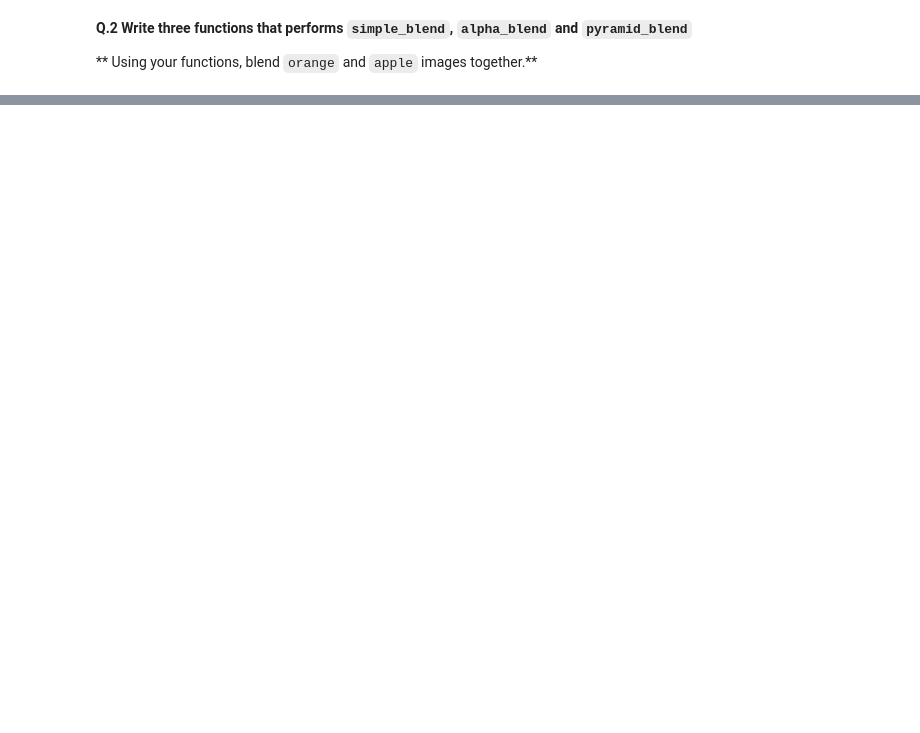
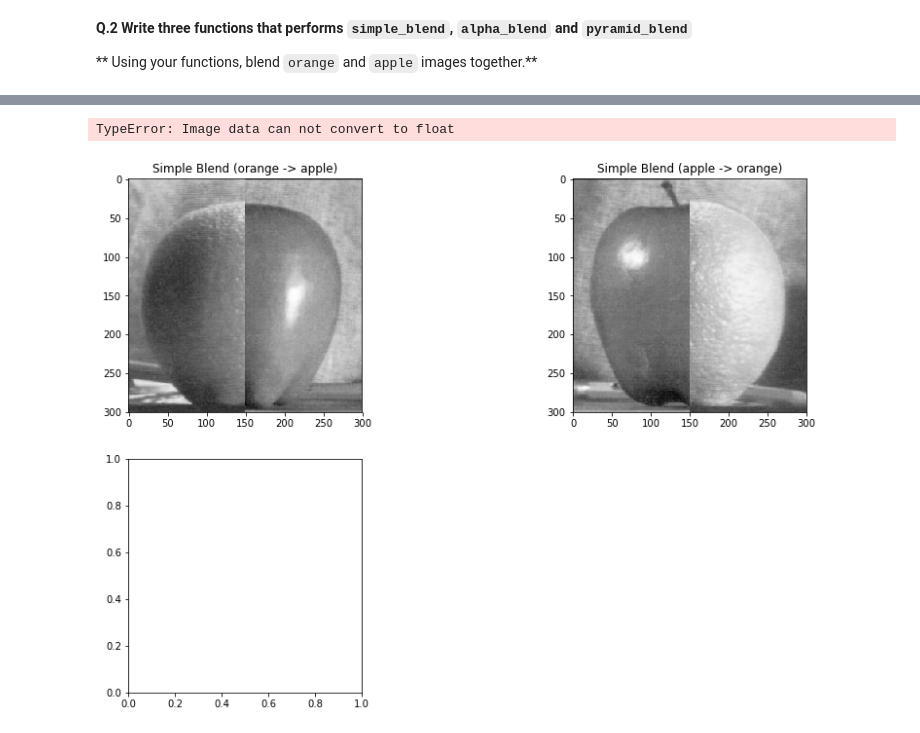
Before and after one commit to ali-yar/B31XB-IIP-TP-1718, a Jupyter notebook: 3-interpolation-blending/3-interpolation-blending.ipynb, the cells around one changed output, grey strips where cells are left out. Saved outputs shown, nothing was run; the diff lists cells and outputs as text; code cells hidden in the pictures; blank space fills up the shorter version.

```diff
--- a/3-interpolation-blending/3-interpolation-blending.ipynb
+++ b/3-interpolation-blending/3-interpolation-blending.ipynb
@@ -54,0 +122,20 @@ You can define your function which accept the model and resize size from the use
+# %%
+plt.figure(figsize=(15,15))
+
+plt.subplot(3,2,1)
+plt.imshow(simple_blend(orange, apple), cmap=cm.Greys_r)
+plt.title("Simple Blend (orange -> apple)")
+plt.subplot(3,2,2)
+plt.imshow(simple_blend(apple, orange), cmap=cm.Greys_r)
+plt.title("Simple Blend (apple -> orange)")
+
+alpha = .5
+plt.subplot(3,2,3)
+plt.imshow(alpha_blend(orange, apple, alpha), cmap=cm.Greys_r)
+plt.title("Alpha Blend (orange -> apple)")
+plt.subplot(3,2,4)
+plt.imshow(alpha_blend(apple, orange, alpha), cmap=cm.Greys_r)
+plt.title("Alpha Blend (apple -> orange)")
+# %% [output]
+TypeError: Image data can not convert to float
+[figure, added]
```
Also changed, not shown: parts of 4 cells of this notebook.
